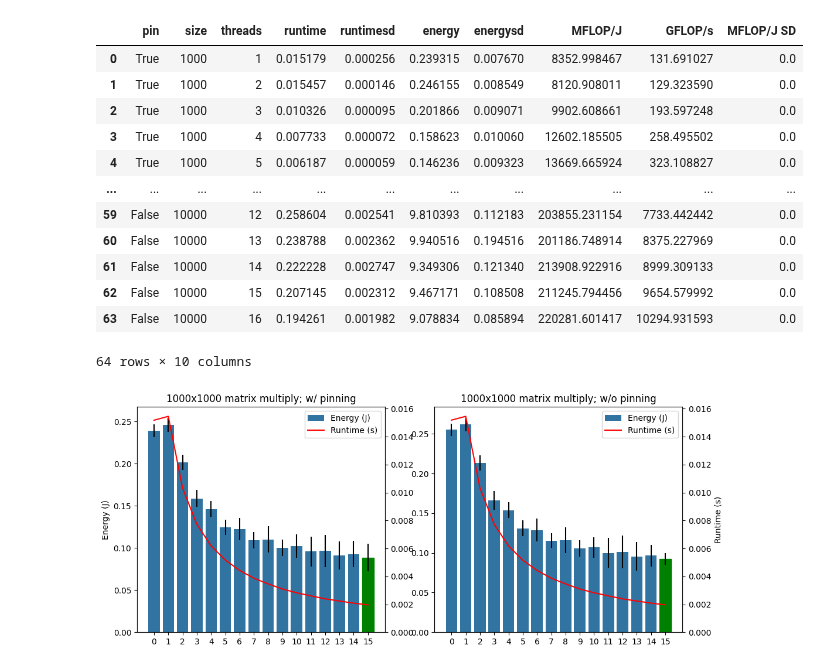
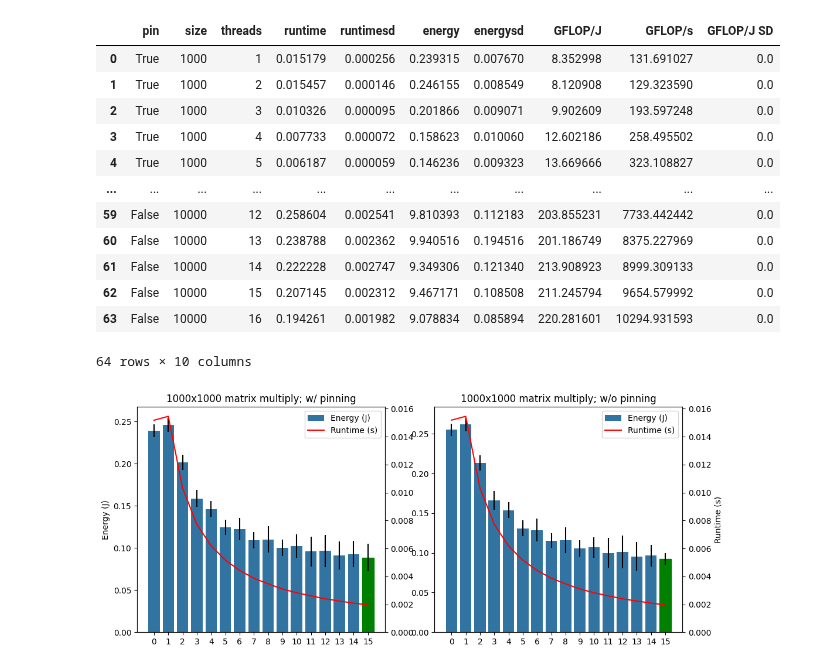
Before and after one commit to JordyAaldering/ecodynamic, a Jupyter notebook: sac_best.ipynb, the cells around one changed output. Saved outputs shown, nothing was run; the diff lists cells and outputs as text; code cells hidden in the pictures.

```diff
--- a/sac_best.ipynb
+++ b/sac_best.ipynb
@@ -5,26 +5,27 @@ import matplotlib.pyplot as plt
 # %%
 df = pd.read_csv('data/sac_find_best_relax.csv')
 df.drop('name', axis=1, inplace=True)
 
+# Matmul FLOP
 flop = df['size'] * df['size'] * (2 * df['size'] - 1)
-df['MFLOP/J'] = (flop / 1e6) / df['energy']
+df['GFLOP/J'] = (flop / 1e9) / df['energy']
 df['GFLOP/s'] = (flop / 1e9) / df['runtime']
-df['MFLOP/J SD'] = 0 * df['energysd'] # How to compute this?
+df['GFLOP/J SD'] = 0 * df['energysd'] # How to compute this?
 
 df
 # %% [output]
-|  | pin | size | threads | runtime | runtimesd | energy | energysd | MFLOP/J | GFLOP/s | MFLOP/J SD |
-| 0 | True | 1000 | 1 | 0.015179 | 0.000256 | 0.239315 | 0.007670 | 8352.998467 | 131.691027 | 0.0 |
-| 1 | True | 1000 | 2 | 0.015457 | 0.000146 | 0.246155 | 0.008549 | 8120.908011 | 129.323590 | 0.0 |
-| 2 | True | 1000 | 3 | 0.010326 | 0.000095 | 0.201866 | 0.009071 | 9902.608661 | 193.597248 | 0.0 |
-| 3 | True | 1000 | 4 | 0.007733 | 0.000072 | 0.158623 | 0.010060 | 12602.185505 | 258.495502 | 0.0 |
-| 4 | True | 1000 | 5 | 0.006187 | 0.000059 | 0.146236 | 0.009323 | 13669.665924 | 323.108827 | 0.0 |
+|  | pin | size | threads | runtime | runtimesd | energy | energysd | GFLOP/J | GFLOP/s | GFLOP/J SD |
+| 0 | True | 1000 | 1 | 0.015179 | 0.000256 | 0.239315 | 0.007670 | 8.352998 | 131.691027 | 0.0 |
+| 1 | True | 1000 | 2 | 0.015457 | 0.000146 | 0.246155 | 0.008549 | 8.120908 | 129.323590 | 0.0 |
+| 2 | True | 1000 | 3 | 0.010326 | 0.000095 | 0.201866 | 0.009071 | 9.902609 | 193.597248 | 0.0 |
+| 3 | True | 1000 | 4 | 0.007733 | 0.000072 | 0.158623 | 0.010060 | 12.602186 | 258.495502 | 0.0 |
+| 4 | True | 1000 | 5 | 0.006187 | 0.000059 | 0.146236 | 0.009323 | 13.669666 | 323.108827 | 0.0 |
 | ... | ... | ... | ... | ... | ... | ... | ... | ... | ... | ... |
-| 59 | False | 10000 | 12 | 0.258604 | 0.002541 | 9.810393 | 0.112183 | 203855.231154 | 7733.442442 | 0.0 |
-| 60 | False | 10000 | 13 | 0.238788 | 0.002362 | 9.940516 | 0.194516 | 201186.748914 | 8375.227969 | 0.0 |
-| 61 | False | 10000 | 14 | 0.222228 | 0.002747 | 9.349306 | 0.121340 | 213908.922916 | 8999.309133 | 0.0 |
-| 62 | False | 10000 | 15 | 0.207145 | 0.002312 | 9.467171 | 0.108508 | 211245.794456 | 9654.579992 | 0.0 |
-| 63 | False | 10000 | 16 | 0.194261 | 0.001982 | 9.078834 | 0.085894 | 220281.601417 | 10294.931593 | 0.0 |
+| 59 | False | 10000 | 12 | 0.258604 | 0.002541 | 9.810393 | 0.112183 | 203.855231 | 7733.442442 | 0.0 |
+| 60 | False | 10000 | 13 | 0.238788 | 0.002362 | 9.940516 | 0.194516 | 201.186749 | 8375.227969 | 0.0 |
+| 61 | False | 10000 | 14 | 0.222228 | 0.002747 | 9.349306 | 0.121340 | 213.908923 | 8999.309133 | 0.0 |
+| 62 | False | 10000 | 15 | 0.207145 | 0.002312 | 9.467171 | 0.108508 | 211.245794 | 9654.579992 | 0.0 |
+| 63 | False | 10000 | 16 | 0.194261 | 0.001982 | 9.078834 | 0.085894 | 220.281601 | 10294.931593 | 0.0 |
 64 rows × 10 columns
 # %%
 def twin_plot(df, ax, bar_y, line_y, sd, bar_label=None, line_label=None, bar_min=True):
```
Also changed, not shown: parts of 1 cell of this notebook, 1 other file.
